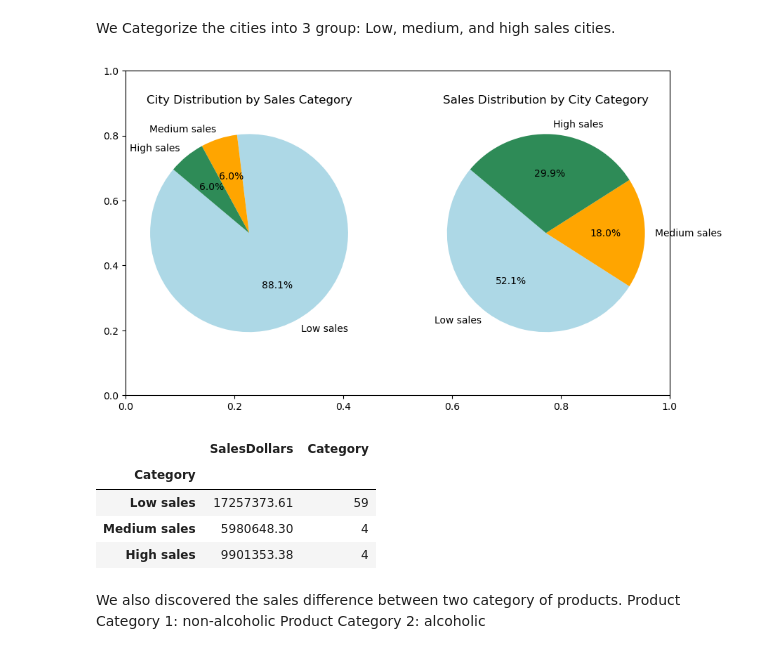
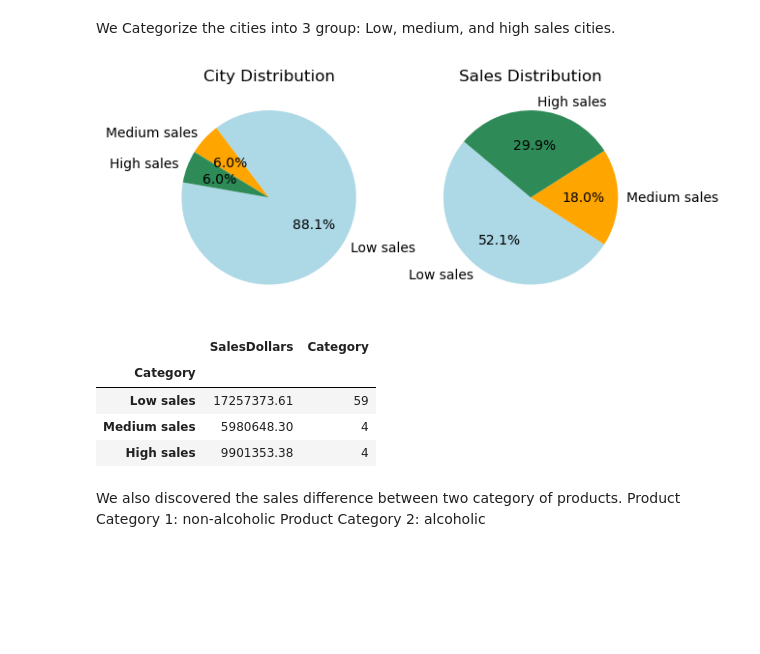
Before and after one commit to Leullque/ece143_group10, a Jupyter notebook: visualization.ipynb, the cells around one changed output. Saved outputs shown, nothing was run; the diff lists cells and outputs as text; code cells hidden in the pictures; blank space fills up the shorter version.

Commit message:
improve plots

```diff
--- a/visualization.ipynb
+++ b/visualization.ipynb
@@ -224,20 +224,20 @@ Low, medium, and high sales cities.
 # %%
 # Give category for the city by total sales into 3 groups, by the total sales
 sales_by_city['Category'] = pd.cut(sales_by_city['SalesDollars'], bins=3, labels=['Low sales', 'Medium sales', 'High sales'])
 city_sum = sales_by_city.groupby('Category').agg({'SalesDollars': 'sum', 'Category': 'count'})
 # Visualize the city count and sales distribution for each category
-fig, ax = plt.subplots(figsize=(10, 6))
+# fig, ax = plt.subplots(figsize=(10, 6))
 plt.subplot(1, 2, 1)
-plt.pie(city_sum['Category'], labels=city_sum.index, autopct='%1.1f%%', startangle=140, colors=['lightblue', 'orange', 'seagreen'])
-plt.title("City Distribution by Sales Category")
+plt.pie(city_sum['Category'], labels=city_sum.index, autopct='%1.1f%%', startangle=170, colors=['lightblue', 'orange', 'seagreen'])
+plt.title("City Distribution")
 plt.subplot(1, 2, 2)
 plt.pie(city_sum['SalesDollars'], labels=city_sum.index,
         autopct='%1.1f%%', startangle=140, colors=['lightblue', 'orange', 'seagreen'])
-plt.title("Sales Distribution by City Category")
+plt.title("Sales Distribution")
 plt.show()
 city_sum
 # %% [output]
-[figure, old version]
+[figure, new version]
 |  | SalesDollars | Category |
 | Category |  |  |
 | Low sales | 17257373.61 | 59 |
```
Also changed, not shown: parts of 4 cells of this notebook.
